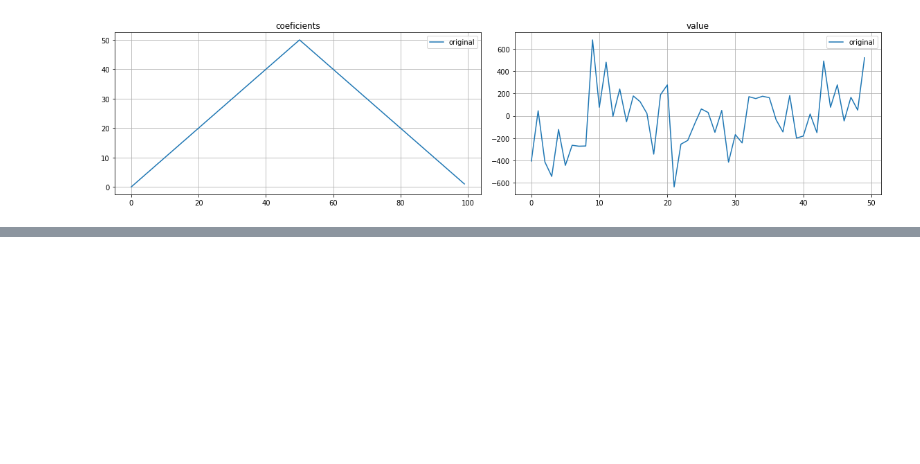
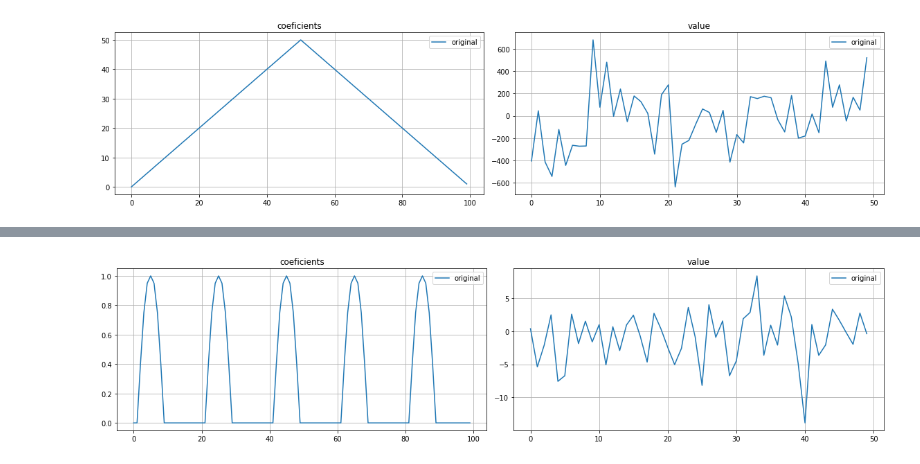
Before and after one commit to hacarus/spm-image, a Jupyter notebook: examples/generalized_lasso.ipynb, the cells around one changed output, grey strips where cells are left out. Saved outputs shown, nothing was run; the diff lists cells and outputs as text; code cells hidden in the pictures; blank space fills up the shorter version.

```diff
--- a/examples/generalized_lasso.ipynb
+++ b/examples/generalized_lasso.ipynb
@@ -216,0 +240,13 @@ Wall time: 164 ms
+# %%
+# input signals
+
+n_samples = 50
+n_features = 100
+
+beta = np.array([0,0,0.4,0.75,0.95,1,0.95,0.75,0.4, 0, 0, 0, 0, 0, 0, 0, 0, 0, 0, 0] * 5)
+
+X = np.random.normal(0.0, 1.0, (n_samples, n_features))
+y = X.dot(beta) + np.random.normal(0, 1)
+show_plot(beta, y)
+# %% [output]
+[figure, added]
```
Also changed, not shown: parts of 8 cells of this notebook, 1 other file.
